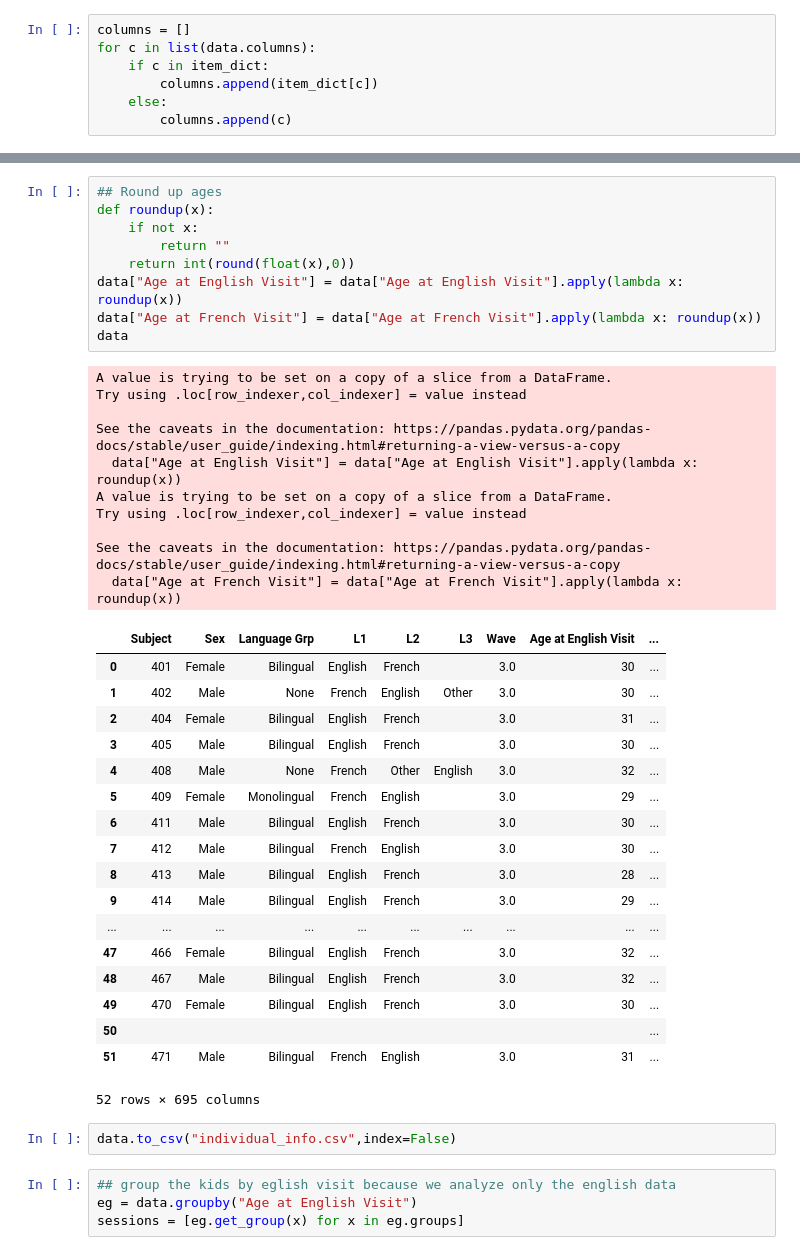
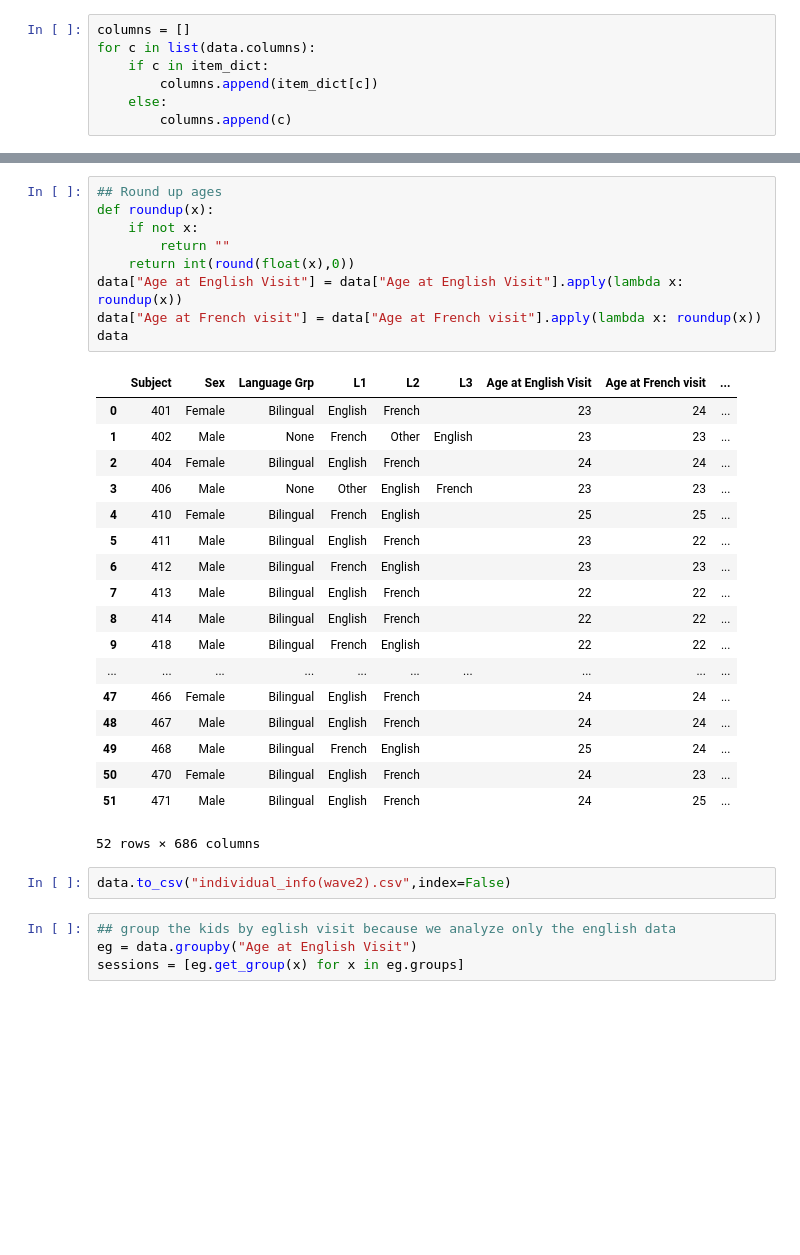
Before and after one commit to ningkko/Bilingualism_ChildASR, a Jupyter notebook: biling_data/french/to_item_data_format_french.ipynb, the cells around one changed output, grey strips where cells are left out. Cells and saved outputs as stored; diff of their text form; blank space fills up the shorter version.

```diff
--- a/biling_data/french/to_item_data_format_french.ipynb
+++ b/biling_data/french/to_item_data_format_french.ipynb
@@ -158,43 +181,33 @@ data
 # %%
 ## Round up ages
 def roundup(x):
     if not x:
         return ""
     return int(round(float(x),0))
 data["Age at English Visit"] = data["Age at English Visit"].apply(lambda x: roundup(x))
-data["Age at French Visit"] = data["Age at French Visit"].apply(lambda x: roundup(x))
+data["Age at French visit"] = data["Age at French visit"].apply(lambda x: roundup(x))
 data
 # %% [output]
+|  | Subject | Sex | Language Grp | L1 | L2 | L3 | Age at English Visit | Age at French visit | ... |
+| 0 | 401 | Female | Bilingual | English | French |  | 23 | 24 | ... |
+| 1 | 402 | Male | None | French | Other | English | 23 | 23 | ... |
+| 2 | 404 | Female | Bilingual | English | French |  | 24 | 24 | ... |
+| 3 | 406 | Male | None | Other | English | French | 23 | 23 | ... |
+| 4 | 410 | Female | Bilingual | French | English |  | 25 | 25 | ... |
+| 5 | 411 | Male | Bilingual | English | French |  | 23 | 22 | ... |
+| 6 | 412 | Male | Bilingual | French | English |  | 23 | 23 | ... |
+| 7 | 413 | Male | Bilingual | English | French |  | 22 | 22 | ... |
+| 8 | 414 | Male | Bilingual | English | French |  | 22 | 22 | ... |
+| 9 | 418 | Male | Bilingual | French | English |  | 22 | 22 | ... |
+| ... | ... | ... | ... | ... | ... | ... | ... | ... | ... |
+| 47 | 466 | Female | Bilingual | English | French |  | 24 | 24 | ... |
+| 48 | 467 | Male | Bilingual | English | French |  | 24 | 24 | ... |
+| 49 | 468 | Male | Bilingual | French | English |  | 25 | 24 | ... |
+| 50 | 470 | Female | Bilingual | English | French |  | 24 | 23 | ... |
+| 51 | 471 | Male | Bilingual | English | French |  | 24 | 25 | ... |
-A value is trying to be set on a copy of a slice from a DataFrame.
-Try using .loc[row_indexer,col_indexer] = value instead
-
-See the caveats in the documentation: https://pandas.pydata.org/pandas-docs/stable/user_guide/indexing.html#returning-a-view-versus-a-copy
-  data["Age at English Visit"] = data["Age at English Visit"].apply(lambda x: roundup(x))
-A value is trying to be set on a copy of a slice from a DataFrame.
-Try using .loc[row_indexer,col_indexer] = value instead
-
-See the caveats in the documentation: https://pandas.pydata.org/pandas-docs/stable/user_guide/indexing.html#returning-a-view-versus-a-copy
-  data["Age at French Visit"] = data["Age at French Visit"].apply(lambda x: roundup(x))
+52 rows × 686 columns
-|  | Subject | Sex | Language Grp | L1 | L2 | L3 | Wave | Age at English Visit | ... |
-| 0 | 401 | Female | Bilingual | English | French |  | 3.0 | 30 | ... |
-| 1 | 402 | Male | None | French | English | Other | 3.0 | 30 | ... |
-| 2 | 404 | Female | Bilingual | English | French |  | 3.0 | 31 | ... |
-| 3 | 405 | Male | Bilingual | English | French |  | 3.0 | 30 | ... |
-| 4 | 408 | Male | None | French | Other | English | 3.0 | 32 | ... |
-| 5 | 409 | Female | Monolingual | French | English |  | 3.0 | 29 | ... |
-| 6 | 411 | Male | Bilingual | English | French |  | 3.0 | 30 | ... |
-| 7 | 412 | Male | Bilingual | French | English |  | 3.0 | 30 | ... |
-| 8 | 413 | Male | Bilingual | English | French |  | 3.0 | 28 | ... |
-| 9 | 414 | Male | Bilingual | English | French |  | 3.0 | 29 | ... |
-| ... | ... | ... | ... | ... | ... | ... | ... | ... | ... |
-| 47 | 466 | Female | Bilingual | English | French |  | 3.0 | 32 | ... |
-| 48 | 467 | Male | Bilingual | English | French |  | 3.0 | 32 | ... |
-| 49 | 470 | Female | Bilingual | English | French |  | 3.0 | 30 | ... |
-| 50 |  |  |  |  |  |  |  |  | ... |
-| 51 | 471 | Male | Bilingual | French | English |  | 3.0 | 31 | ... |
-52 rows × 695 columns
-# %%
-data.to_csv("individual_info.csv",index=False)
+# %%
+data.to_csv("individual_info(wave2).csv",index=False)
 # %%
 ## group the kids by eglish visit because we analyze only the english data
 eg = data.groupby("Age at English Visit")
```
Also changed, not shown: parts of 22 cells of this notebook, 11 other files.
